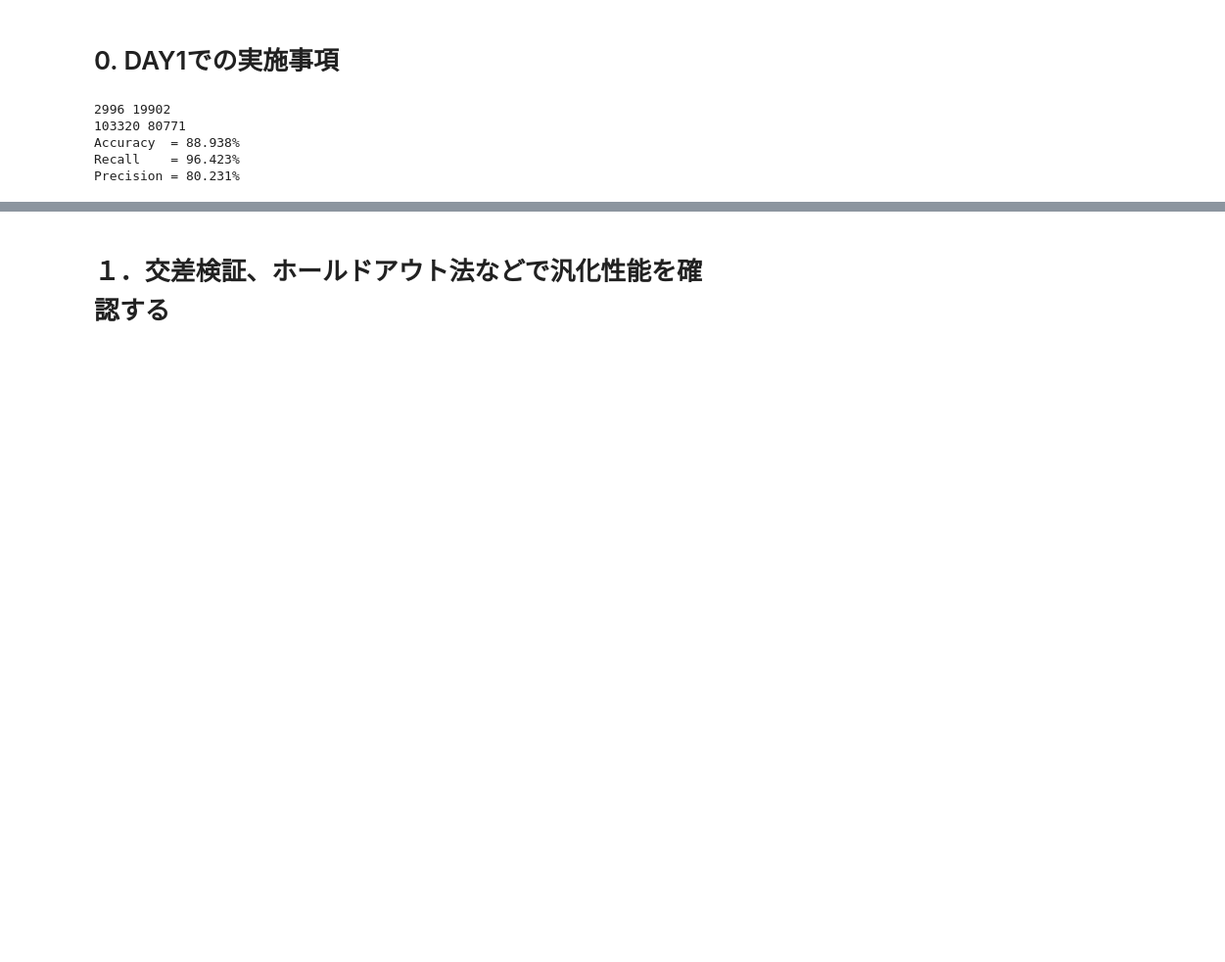
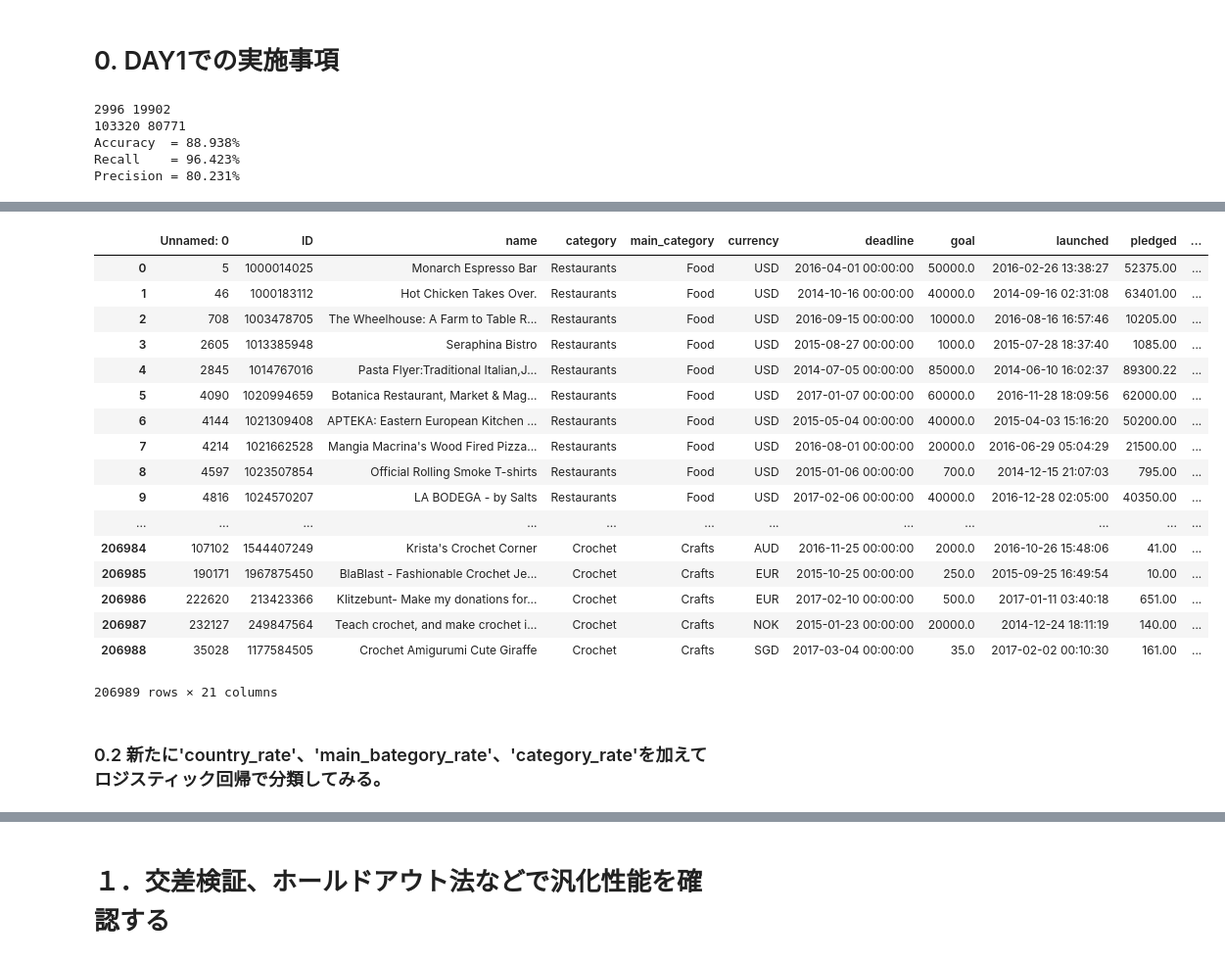
Before and after one commit to Junya-Bell-Wood/ml_tokyo_12, a Jupyter notebook: Day2_work_鈴木淳哉.ipynb, the cells around one changed output, grey strips where cells are left out. Shown: that part at 98% size. Drawn from its saved outputs; the diff is of its cells as text; code cells hidden in the pictures; blank space fills up the shorter version.

```diff
--- a/Day2_work_鈴木淳哉.ipynb
+++ b/Day2_work_鈴木淳哉.ipynb
@@ -99,0 +176,13 @@ Precision = 80.231%
+# %%
+#'country'ごとにグループ化し、平均をとったデータフレームを作成する
+df_f18_gb_ct = df_f18_SorF.groupby('country',as_index=False)
+df_f18_gb_ct_mn = df_f18_gb_ct.mean()
+
+#'state'は成功が'1',失敗が'0'なので、'country'毎の'state'の平均は
+#その国の成功する割合（確率）と等価なので名称変更
+df_f18_gb_ct_mn = df_f18_gb_ct_mn.rename(columns={'state': 'country_rate'})
+display(df_f18_gb_ct_mn[['country','country_rate']])
+
+
+#元のデータフレームに、国ごとの成功する確率を結合
+df_f18_SRate = pd.merge(df_f18_SorF, df_f18_gb_ct_mn[['country','country_rate']], on='country')
@@ -99,0 +223,12 @@ Precision = 80.231%
+# %%
+#"main_category"ごとにグループ化し、平均をとったデータフレームを作成する
+df_f18_gb_mc = df_f18_SorF.groupby("main_category",as_index=False)
+df_f18_gb_mc_mn = df_f18_gb_mc.mean()
+
+#'state'は成功が'1',失敗が'0'なので、'main_category'毎の'state'の平均は
+#そのメインカテゴリーの成功する割合（確率）と等価なので名称変更
+df_f18_gb_mc_mn = df_f18_gb_mc_mn.rename(columns={'state': 'main_category_rate'})
+display(df_f18_gb_mc_mn[['main_category','main_category_rate']])
+
+#元のデータフレームに、国ごとの成功する確率を結合
+df_f18_SRate = pd.merge(df_f18_SRate, df_f18_gb_mc_mn[['main_category','main_category_rate']], on='main_category')
@@ -99,0 +252,12 @@ Precision = 80.231%
+# %%
+#"category"ごとにグループ化し、平均をとったデータフレームを作成する
+df_f18_gb_cg = df_f18_SorF.groupby("category",as_index=False)
+df_f18_gb_cg_mn = df_f18_gb_cg.mean()
+
+#'state'は成功が'1',失敗が'0'なので、'category'毎の'state'の平均は
+#そのカテゴリーの成功する割合（確率）と等価なので名称変更
+df_f18_gb_cg_mn = df_f18_gb_cg_mn.rename(columns={'state': 'category_rate'})
+display(df_f18_gb_cg_mn[['category','category_rate']])
+
+#元のデータフレームに、国ごとの成功する確率を結合
+df_f18_SRate = pd.merge(df_f18_SRate, df_f18_gb_cg_mn[['category','category_rate']], on='category')
@@ -99,0 +283,23 @@ Precision = 80.231%
+# %%
+df_f18_SRate
+# %% [output]
+|  | Unnamed: 0 | ID | name | category | main_category | currency | deadline | goal | launched | pledged | ... |
+| 0 | 5 | 1000014025 | Monarch Espresso Bar | Restaurants | Food | USD | 2016-04-01 00:00:00 | 50000.0 | 2016-02-26 13:38:27 | 52375.00 | ... |
+| 1 | 46 | 1000183112 | Hot Chicken Takes Over. | Restaurants | Food | USD | 2014-10-16 00:00:00 | 40000.0 | 2014-09-16 02:31:08 | 63401.00 | ... |
+| 2 | 708 | 1003478705 | The Wheelhouse: A Farm to Table R... | Restaurants | Food | USD | 2016-09-15 00:00:00 | 10000.0 | 2016-08-16 16:57:46 | 10205.00 | ... |
+| 3 | 2605 | 1013385948 | Seraphina Bistro | Restaurants | Food | USD | 2015-08-27 00:00:00 | 1000.0 | 2015-07-28 18:37:40 | 1085.00 | ... |
+| 4 | 2845 | 1014767016 | Pasta Flyer:Traditional Italian,J... | Restaurants | Food | USD | 2014-07-05 00:00:00 | 85000.0 | 2014-06-10 16:02:37 | 89300.22 | ... |
+| 5 | 4090 | 1020994659 | Botanica Restaurant, Market & Mag... | Restaurants | Food | USD | 2017-01-07 00:00:00 | 60000.0 | 2016-11-28 18:09:56 | 62000.00 | ... |
+| 6 | 4144 | 1021309408 | APTEKA: Eastern European Kitchen ... | Restaurants | Food | USD | 2015-05-04 00:00:00 | 40000.0 | 2015-04-03 15:16:20 | 50200.00 | ... |
+| 7 | 4214 | 1021662528 | Mangia Macrina's Wood Fired Pizza... | Restaurants | Food | USD | 2016-08-01 00:00:00 | 20000.0 | 2016-06-29 05:04:29 | 21500.00 | ... |
+| 8 | 4597 | 1023507854 | Official Rolling Smoke T-shirts | Restaurants | Food | USD | 2015-01-06 00:00:00 | 700.0 | 2014-12-15 21:07:03 | 795.00 | ... |
+| 9 | 4816 | 1024570207 | LA BODEGA - by Salts | Restaurants | Food | USD | 2017-02-06 00:00:00 | 40000.0 | 2016-12-28 02:05:00 | 40350.00 | ... |
+| ... | ... | ... | ... | ... | ... | ... | ... | ... | ... | ... | ... |
+| 206984 | 107102 | 1544407249 | Krista's Crochet Corner | Crochet | Crafts | AUD | 2016-11-25 00:00:00 | 2000.0 | 2016-10-26 15:48:06 | 41.00 | ... |
+| 206985 | 190171 | 1967875450 | BlaBlast - Fashionable Crochet Je... | Crochet | Crafts | EUR | 2015-10-25 00:00:00 | 250.0 | 2015-09-25 16:49:54 | 10.00 | ... |
+| 206986 | 222620 | 213423366 | Klitzebunt- Make my donations for... | Crochet | Crafts | EUR | 2017-02-10 00:00:00 | 500.0 | 2017-01-11 03:40:18 | 651.00 | ... |
+| 206987 | 232127 | 249847564 | Teach crochet, and make crochet i... | Crochet | Crafts | NOK | 2015-01-23 00:00:00 | 20000.0 | 2014-12-24 18:11:19 | 140.00 | ... |
+| 206988 | 35028 | 1177584505 | Crochet Amigurumi Cute Giraffe | Crochet | Crafts | SGD | 2017-03-04 00:00:00 | 35.0 | 2017-02-02 00:10:30 | 161.00 | ... |
+206989 rows × 21 columns
+# %% [markdown]
+### 0.2 新たに'country_rate'、'main_bategory_rate'、'category_rate'を加えてロジスティック回帰で分類してみる。
```
Also changed, not shown: parts of 19 cells of this notebook.
